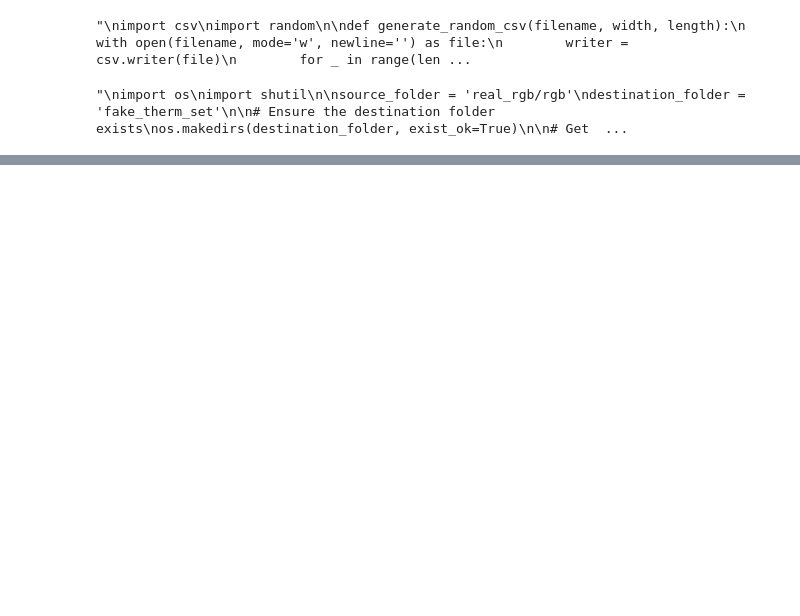
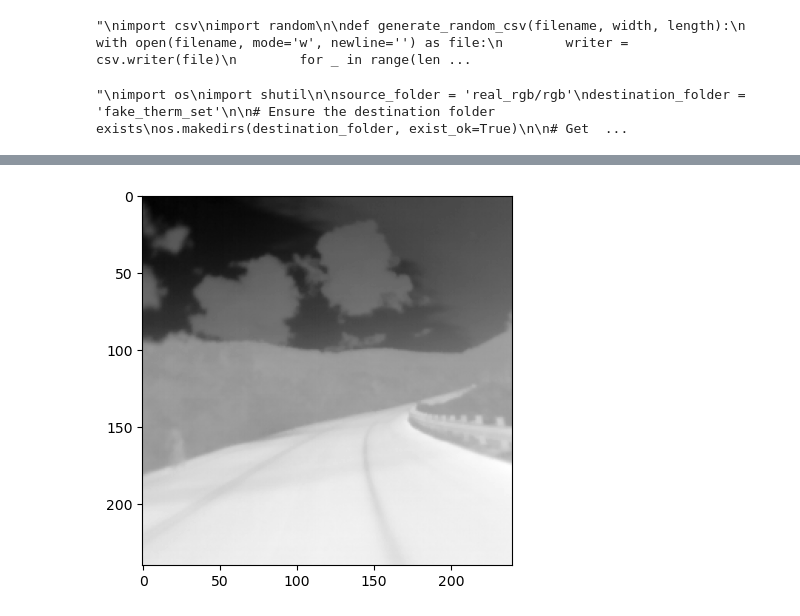
Before and after one commit to apisdn/i2i-projects, a Jupyter notebook: fake_thermdata.ipynb, the cells around one changed output, grey strips where cells are left out. Cells and saved outputs as stored; diff of their text form; code cells hidden in the pictures; blank space fills up the shorter version.

Commit message:
verifying and fixing dataset

```diff
--- a/fake_thermdata.ipynb
+++ b/fake_thermdata.ipynb
@@ -172,0 +171,17 @@ for file_path in file_paths:
+# %%
+# make dataloader for therm11 dataset
+from dataset import CSVImageDataset
+import torch
+import os
+from torch.utils.data import DataLoader
+
+device = 'cpu'
+
+scaler = torch.GradScaler(device)
+
+ds = CSVImageDataset(os.path.join('therm11','*.png'), os.path.join('therm11','th_*.csv'))
+
+training_set, validation_set = torch.utils.data.random_split(ds, [int(len(ds) * 0.7), len(ds) - int(len(ds) * 0.7)])
+
+train_loader = DataLoader(training_set, batch_size=1, shuffle=True)
+val_loader = DataLoader(validation_set, batch_size=1, shuffle=False)
@@ -172,0 +230,6 @@ for file_path in file_paths:
+# %%
+import pandas as pd
+
+a = pd.read_csv(ds.targets[18930], header=None, delimiter=' ').iloc[1:, 20:260].values.astype('float32')
+print(ds.targets[18930])
+print(a)
@@ -172,0 +245,7 @@ for file_path in file_paths:
+# %%
+# display a as an image scaled to 0-255
+import matplotlib.pyplot as plt
+plt.imshow(a, cmap='gray')
+plt.show()
+# %% [output]
+[figure, added]
```
Also changed, not shown: parts of 10 cells of this notebook, 1 other file.
